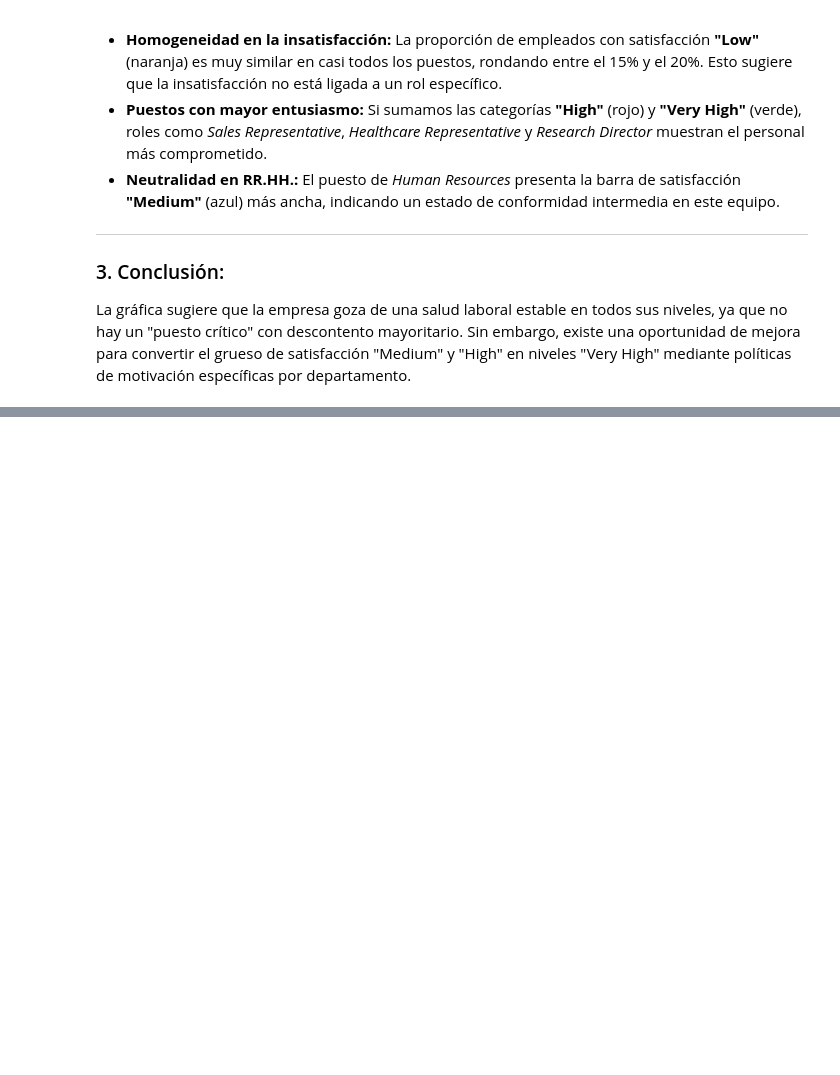
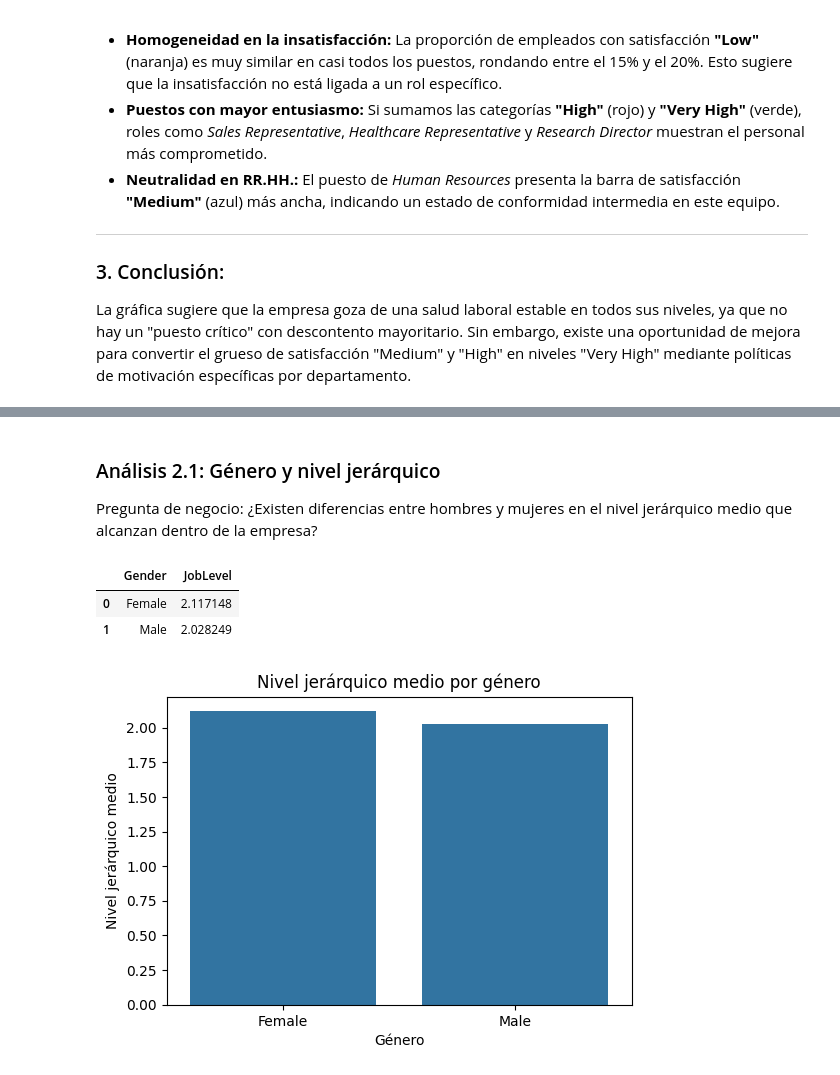
Before and after one commit to PatriciaAnaya/project-da-promo-59-modulo-3-team-3, a Jupyter notebook: optimizacion-de-talento.ipynb, the cells around one changed output, grey strips where cells are left out. Drawn from its saved outputs; the diff is of its cells as text; code cells hidden in the pictures; blank space fills up the shorter version.

```diff
--- a/optimizacion-de-talento.ipynb
+++ b/optimizacion-de-talento.ipynb
@@ -716,0 +817,32 @@ Index(['age', 'attrition', 'business_travel', 'daily_rate', 'department',
+# %% [markdown]
+### Análisis 2.1: Género y nivel jerárquico
+
+Pregunta de negocio:
+¿Existen diferencias entre hombres y mujeres en el nivel jerárquico medio
+que alcanzan dentro de la empresa?
+# %%
+joblevel_by_gender = (
+    df.groupby('Gender')['JobLevel']
+      .mean()
+      .reset_index()
+)
+
+joblevel_by_gender
+# %% [output]
+|  | Gender | JobLevel |
+| 0 | Female | 2.117148 |
+| 1 | Male | 2.028249 |
+# %%
+plt.figure(figsize=(6,4))
+sns.barplot(
+    data=joblevel_by_gender,
+    x='Gender',
+    y='JobLevel'
+)
+
+plt.title('Nivel jerárquico medio por género')
+plt.xlabel('Género')
+plt.ylabel('Nivel jerárquico medio')
+plt.show()
+# %% [output]
+[figure, added]
```
Also changed, not shown: parts of 21 cells of this notebook, 1 other file.
